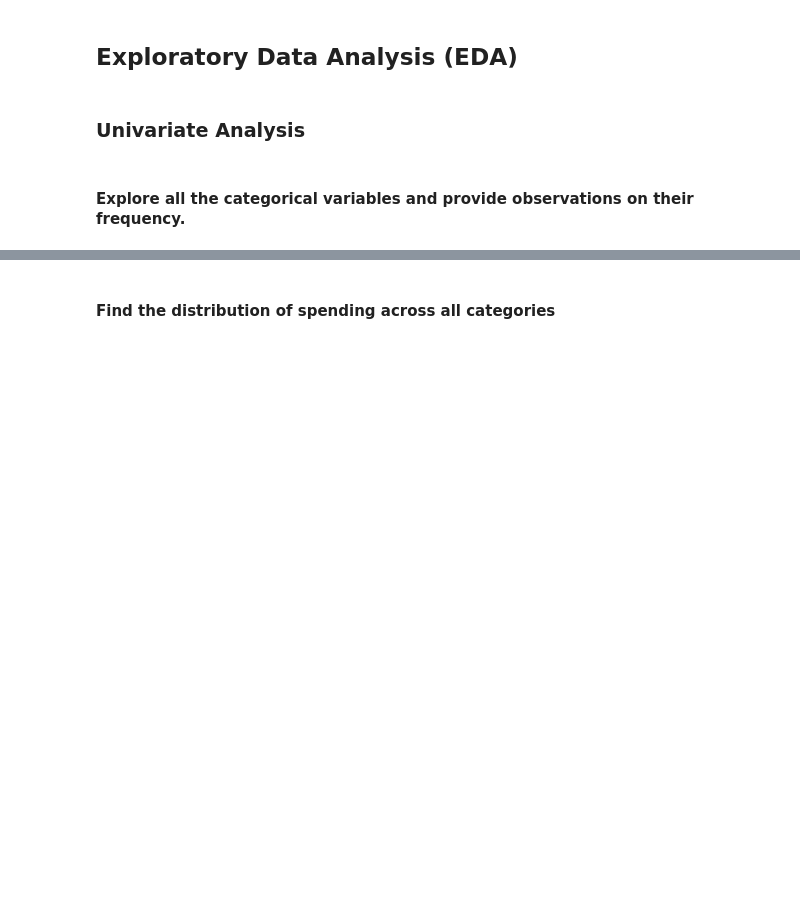
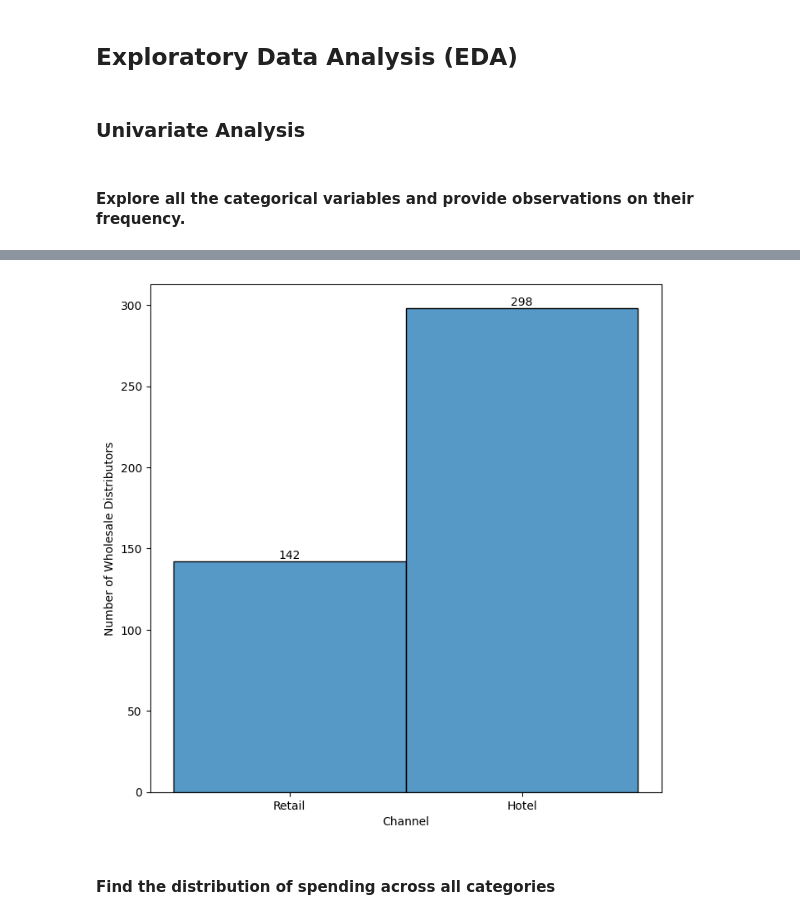
Before and after one commit to devopsopenshift/python, a Jupyter notebook: guided_project/PDS_Extended_Project_LearnerNotebook_Student_file.ipynb, the cells around one changed output, grey strips where cells are left out. Drawn from its saved outputs; the diff is of its cells as text; code cells hidden in the pictures; blank space fills up the shorter version.

```diff
--- a/guided_project/PDS_Extended_Project_LearnerNotebook_Student_file.ipynb
+++ b/guided_project/PDS_Extended_Project_LearnerNotebook_Student_file.ipynb
@@ -96,10 +134,15 @@ plt.show()
 # %%
 plt.figure(figsize=(8, 8))
 
-sns.'_______'(data=df, x='Channel')  ## Complete the code to plot the graph
+p=sns.histplot(data=df, x='Channel')  ## Complete the code to plot the graph
+for c in p.containers:
+  p.bar_label(c,  label_type='edge')
+
 plt.xlabel('Channel')
 plt.ylabel('Number of Wholesale Distributors')
 plt.show()
+# %% [output]
+[figure, added]
 # %% [markdown]
 #### Find the distribution of spending across all categories
 # %%
```
Also changed, not shown: parts of 29 cells of this notebook.
